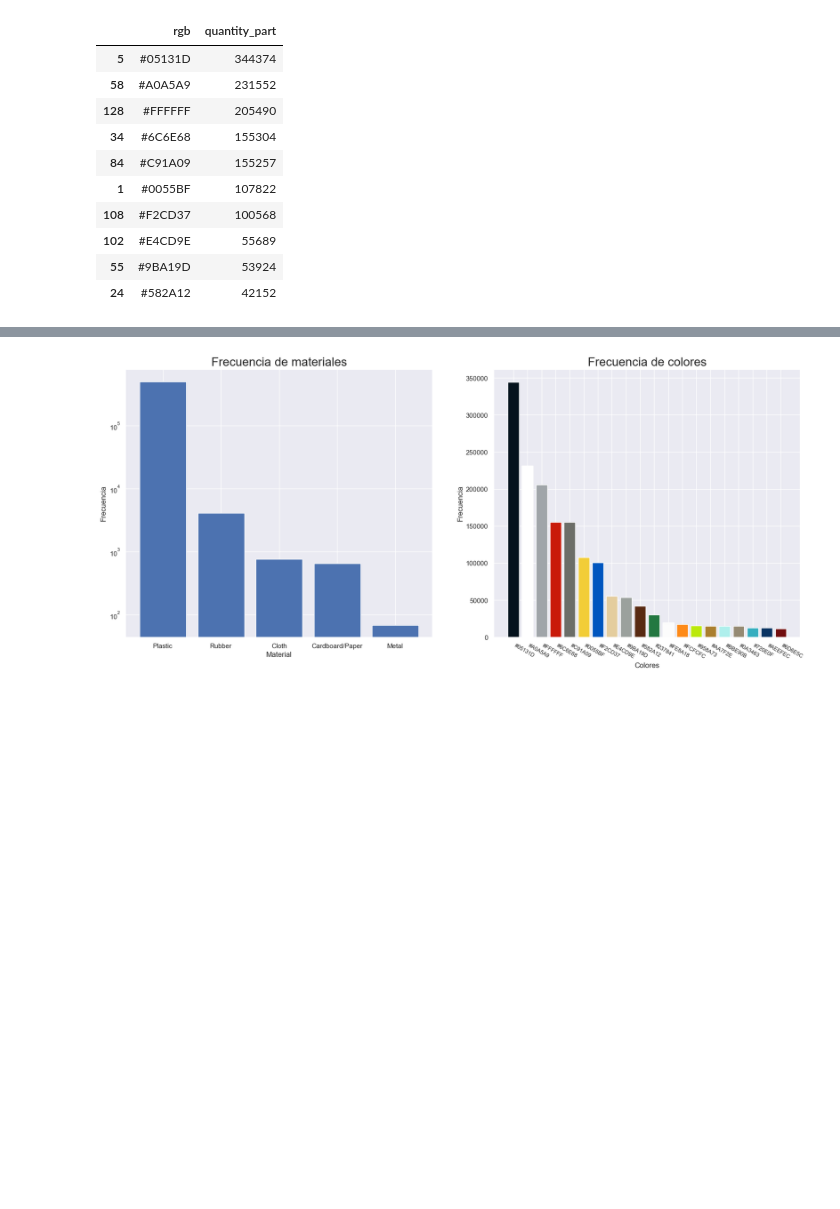
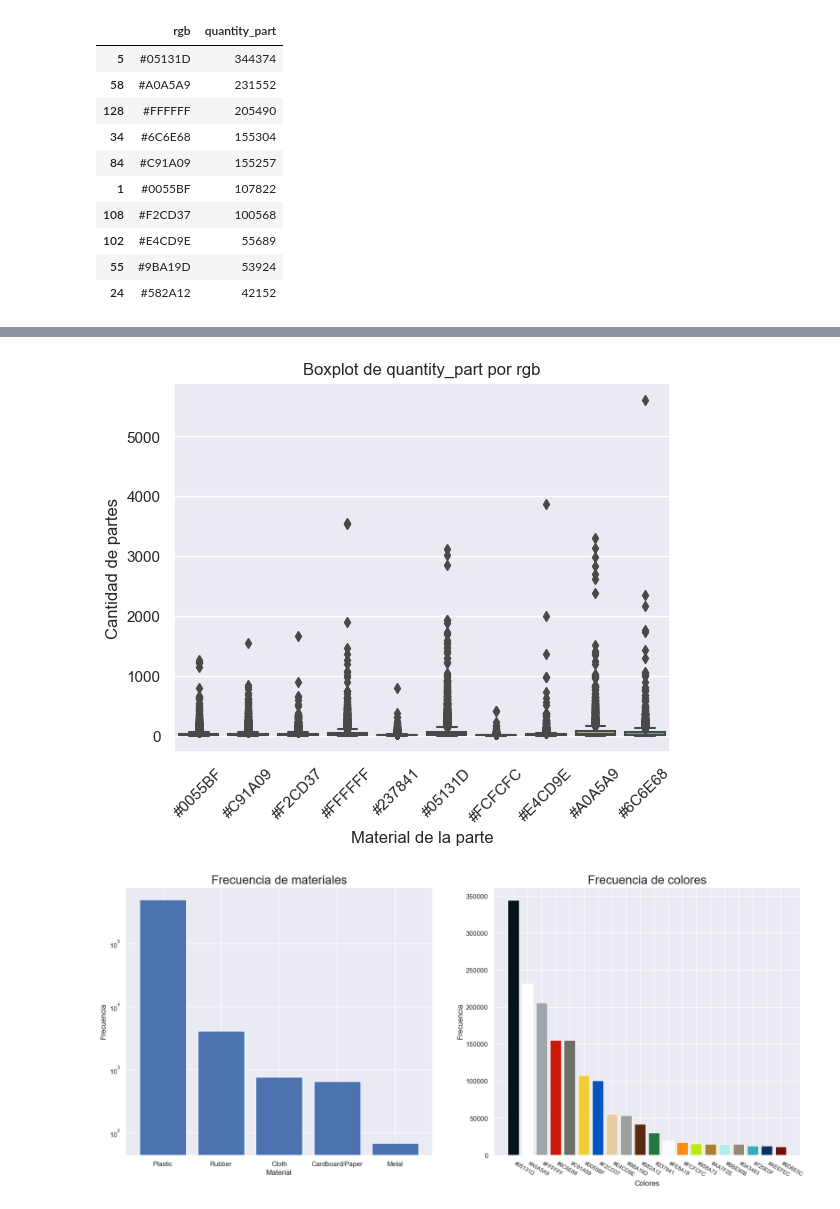
Before and after one commit to BenjaSar/AdD, a Jupyter notebook: TP_Integrador_AdD(ordenado).ipynb, the cells around one changed output, grey strips where cells are left out. Saved outputs shown, nothing was run; the diff lists cells and outputs as text; code cells hidden in the pictures; blank space fills up the shorter version.

```diff
--- a/TP_Integrador_AdD(ordenado).ipynb
+++ b/TP_Integrador_AdD(ordenado).ipynb
@@ -1203,3 +1203,8 @@ aggregated_df.head(10)
 | 102 | #E4CD9E | 55689 |
 | 55 | #9BA19D | 53924 |
 | 24 | #582A12 | 42152 |
+# %%
+df_qp = df_final[['set_num', 'quantity_part', 'rgb']]
+group_df_qp = df_qp.groupby(['set_num', 'rgb']).sum().reset_index()
+distribution_metrics = group_df_qp.groupby('rgb')['quantity_part'].agg(['min', 'max', 'mean', 'median','std','var'])
+print(distribution_metrics)
@@ -1206,3 +1227,16 @@ aggregated_df.head(10)
+# %%
+top_colores = 10
+colores_grafico = group_df_qp['rgb'].value_counts()[:top_colores].index
+df_filtered = group_df_qp[group_df_qp['rgb'].isin(colores_grafico)]
+# Crear el boxplot utilizando seaborn
+sns.boxplot(x="rgb", y="quantity_part", data=df_filtered)
+plt.title("Boxplot de quantity_part por rgb")
+plt.xlabel("Material de la parte")
+plt.ylabel("Cantidad de partes")
+plt.xticks(rotation=45)
+plt.show()
+# %% [output]
+[figure, added]
 # %%
 top_colores = 20
 colores_grafico = df_final['rgb'].value_counts()[:top_colores].index
```
Also changed, not shown: parts of 5 cells of this notebook.
